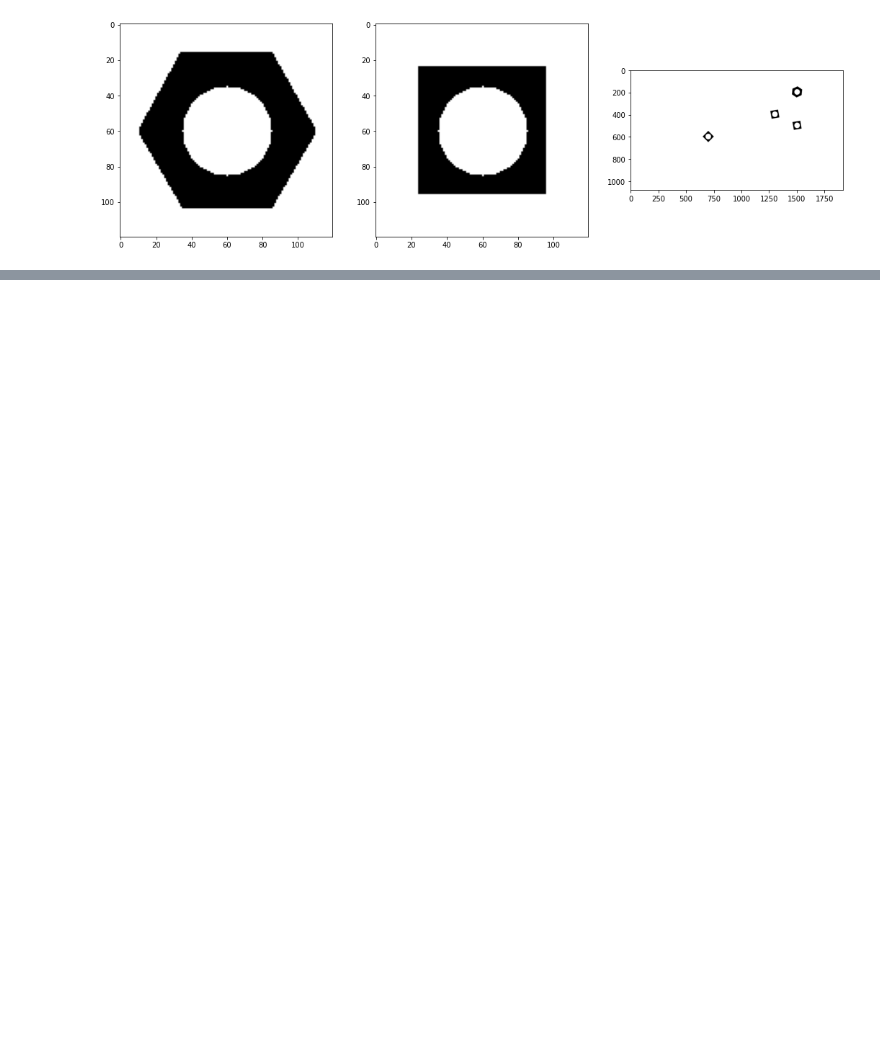
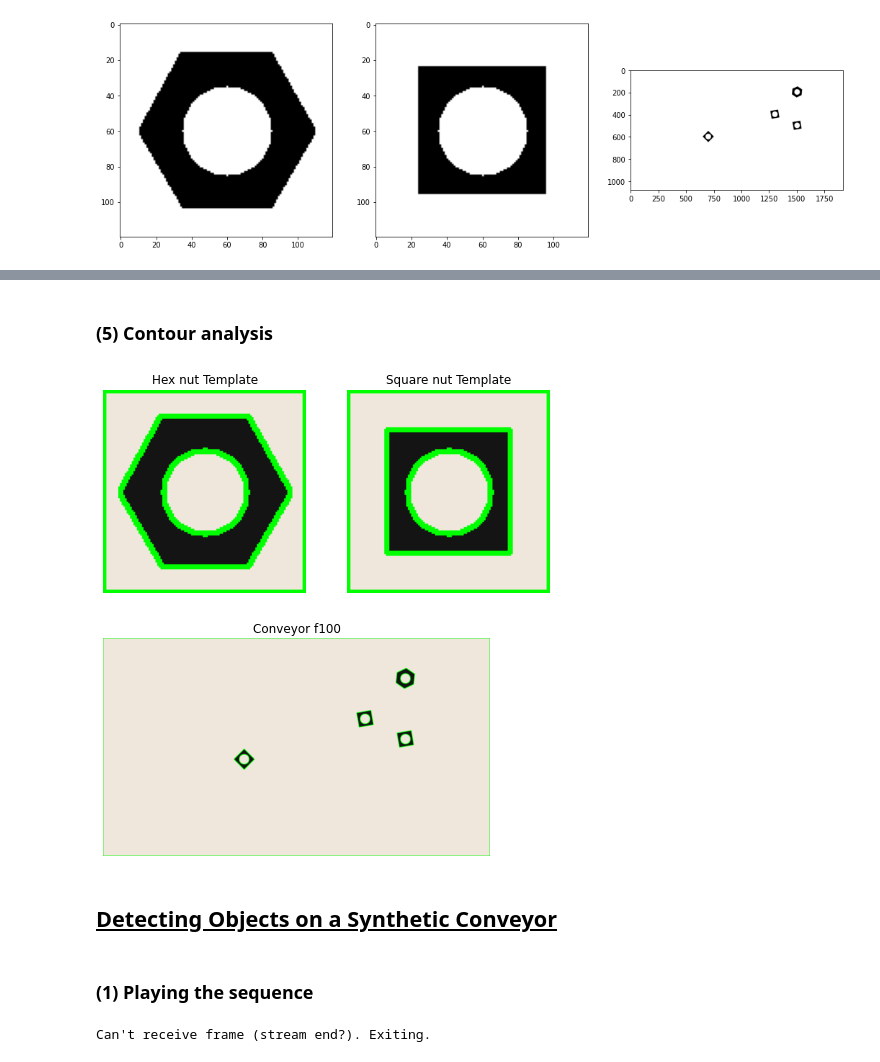
Before and after one commit to vidurawarna/EN2550_CV, a Jupyter notebook: Assignments/Assignment 3/190397E_a03.ipynb, the cells around one changed output, grey strips where cells are left out. Drawn from its saved outputs; the diff is of its cells as text; code cells hidden in the pictures; blank space fills up the shorter version.

```diff
--- a/Assignments/Assignment 3/190397E_a03.ipynb
+++ b/Assignments/Assignment 3/190397E_a03.ipynb
@@ -130,0 +135,51 @@ for i in range(3):
+# %% [markdown]
+### (5) Contour analysis
+# %%
+import imutils
+fig, ax = plt.subplots(1,2,figsize=(8,4))
+fig2,ax2 = plt.subplots(figsize=(8,4))
+
+for i in range(3):
+    im_copy = images[i].copy()
+    contours, hierarchy = cv.findContours(morph_images[i], cv.RETR_TREE, cv.CHAIN_APPROX_SIMPLE)
+
+    cv.drawContours(im_copy, contours, -1, (0,255,0), 2)
+
+    if i<2:
+        ax[i].imshow(cv.cvtColor(im_copy, cv.COLOR_RGB2BGR))
+        ax[i].axis('off')
+        ax[i].set_title(names[i])
+    else:
+        ax2.imshow(cv.cvtColor(im_copy, cv.COLOR_RGB2BGR))
+        ax2.axis('off')
+        ax2.set_title(names[i])
+# %% [output]
+[figure, added]
+[figure, added]
+# %% [markdown]
+## <u>Detecting Objects on a Synthetic Conveyor</u>
+# %% [markdown]
+### (1) Playing the sequence
+# %%
+cv.namedWindow('Conveyor', cv.WINDOW_NORMAL)
+cap = cv.VideoCapture('conveyor.mp4')
+f = 0
+frame = []
+while cap.isOpened():
+    ret, frame = cap.read()
+    if not ret:
+        print("Can't receive frame (stream end?). Exiting.")
+        break
+
+    f += 1
+    text = 'Frame:' + str(f)
+    cv.putText(frame,text , (100, 100), cv.FONT_HERSHEY_COMPLEX, 1, (0,250,0), 1, cv.LINE_AA)
+    cv.imshow('Conveyor', frame)
+
+    if cv.waitKey(1) == ord('q'):
+        break
+
+cap.release()
+cv.destroyAllWindows()
+# %% [output]
+Can't receive frame (stream end?). Exiting.
```
Also changed, not shown: parts of 12 cells of this notebook, 4 other files.
